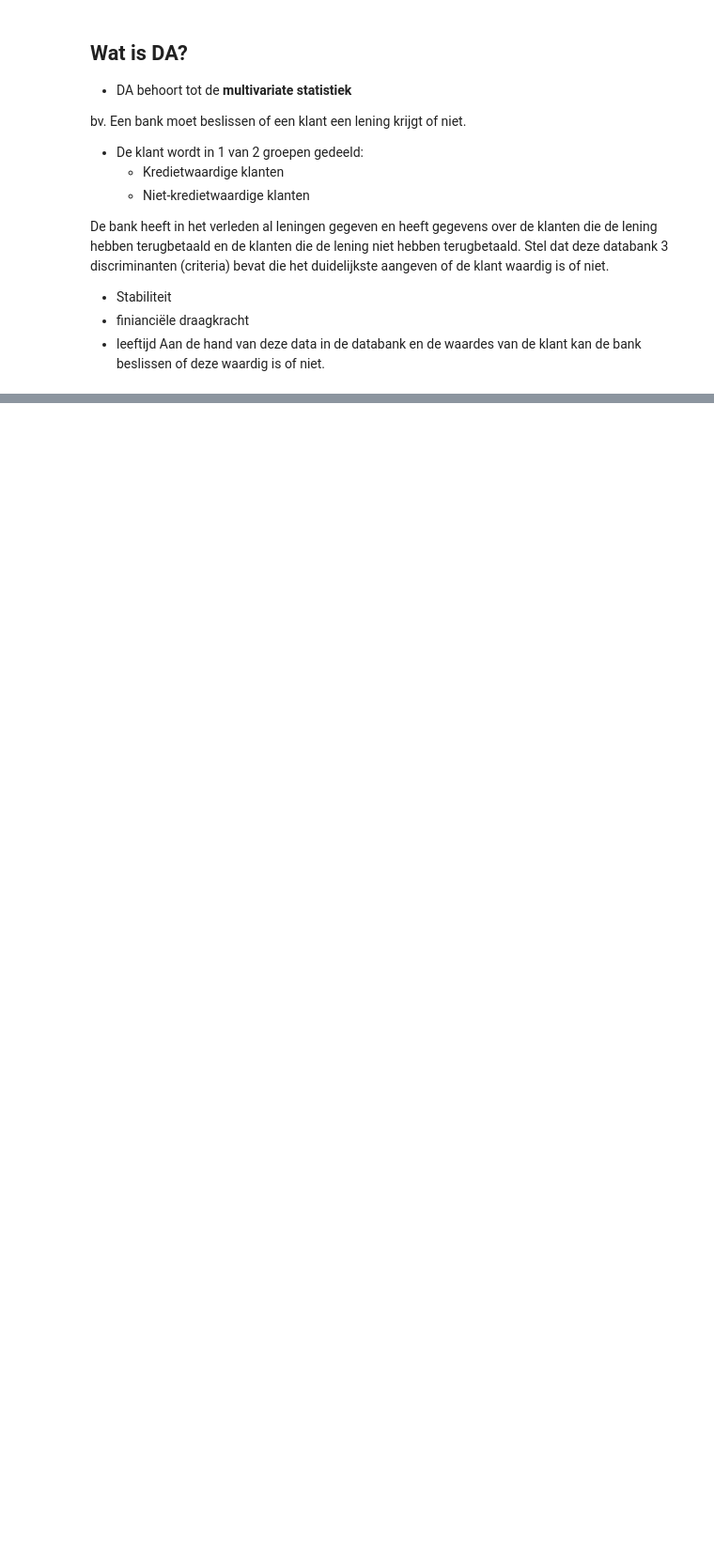
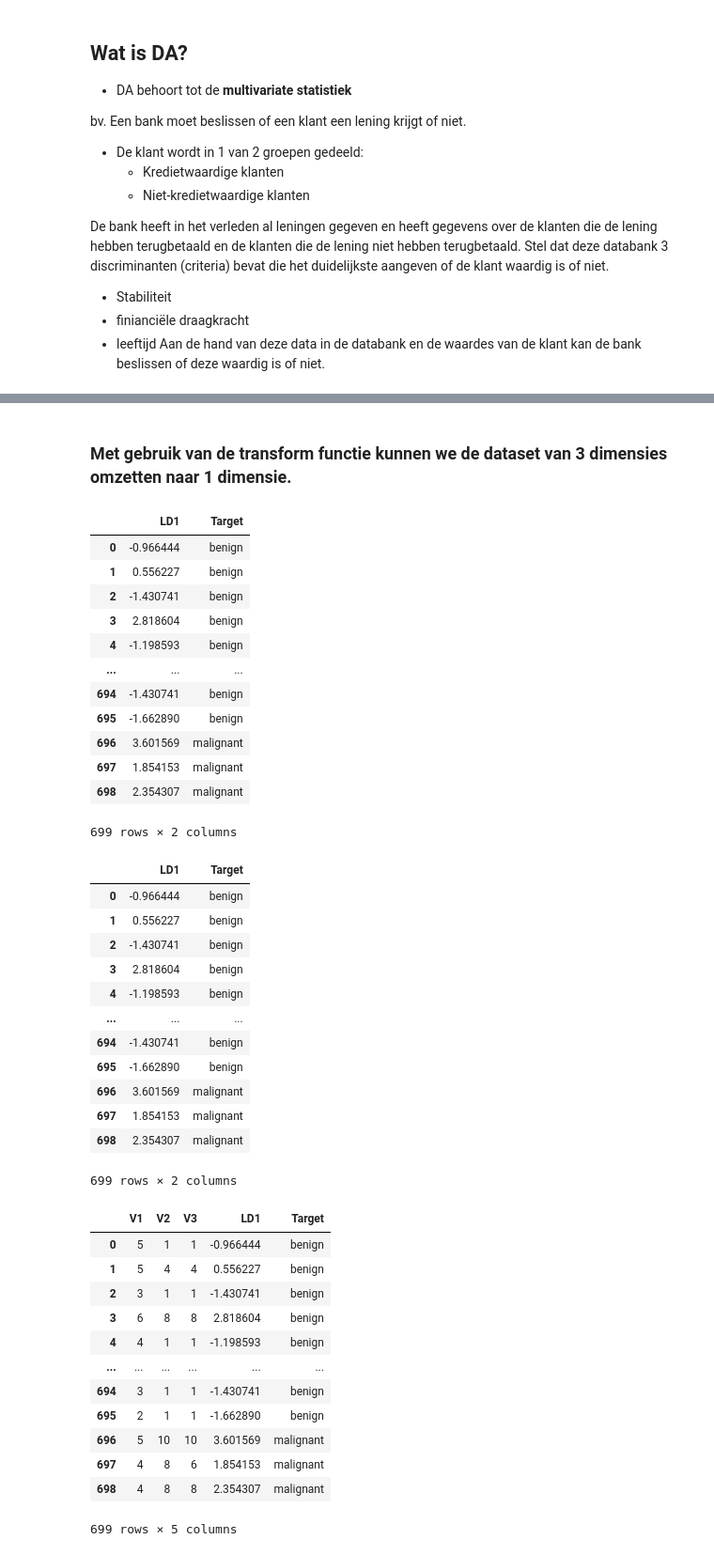
Before and after one commit to zouffke/Datascience2, a Jupyter notebook: p4/1_discriminant analyse/Samenvatting.ipynb, the cells around one changed output, grey strips where cells are left out. Shown at 94% size. Saved outputs shown, nothing was run; the diff lists cells and outputs as text; code cells hidden in the pictures; blank space fills up the shorter version.

```diff
--- a/p4/1_discriminant analyse/Samenvatting.ipynb
+++ b/p4/1_discriminant analyse/Samenvatting.ipynb
@@ -49,0 +185,62 @@ Aan de hand van deze data in de databank en de waardes van de klant kan de bank
+# %% [markdown]
+### Met gebruik van de transform functie kunnen we de dataset van 3 dimensies omzetten naar 1 dimensie.
+# %%
+# map de onafhankelijke variabelen met de discriminantfuncties LDi uit het LDA-model naar hun discriminantwaarden
+LD = lda.transform(X)
+
+#combineer met de oorspronkelijke afhankelijke variabele
+LD = pd.DataFrame(zip(LD[:, 0], biopsy['class']), columns=['LD1', 'Target'], index=biopsy.index)
+
+LD
+
+#OF
+
+LD = ld1(lda, X, target=biopsy['class'], index=biopsy.index)
+
+LD
+
+
+#Combineren van de originele DF met de LD1 waardes
+combinatie = biopsy[['V1', 'V2', 'V3']].join(LD)
+
+combinatie
+# %% [output]
+|  | LD1 | Target |
+| 0 | -0.966444 | benign |
+| 1 | 0.556227 | benign |
+| 2 | -1.430741 | benign |
+| 3 | 2.818604 | benign |
+| 4 | -1.198593 | benign |
+| ... | ... | ... |
+| 694 | -1.430741 | benign |
+| 695 | -1.662890 | benign |
+| 696 | 3.601569 | malignant |
+| 697 | 1.854153 | malignant |
+| 698 | 2.354307 | malignant |
+699 rows × 2 columns
+|  | LD1 | Target |
+| 0 | -0.966444 | benign |
+| 1 | 0.556227 | benign |
+| 2 | -1.430741 | benign |
+| 3 | 2.818604 | benign |
+| 4 | -1.198593 | benign |
+| ... | ... | ... |
+| 694 | -1.430741 | benign |
+| 695 | -1.662890 | benign |
+| 696 | 3.601569 | malignant |
+| 697 | 1.854153 | malignant |
+| 698 | 2.354307 | malignant |
+699 rows × 2 columns
+|  | V1 | V2 | V3 | LD1 | Target |
+| 0 | 5 | 1 | 1 | -0.966444 | benign |
+| 1 | 5 | 4 | 4 | 0.556227 | benign |
+| 2 | 3 | 1 | 1 | -1.430741 | benign |
+| 3 | 6 | 8 | 8 | 2.818604 | benign |
+| 4 | 4 | 1 | 1 | -1.198593 | benign |
+| ... | ... | ... | ... | ... | ... |
+| 694 | 3 | 1 | 1 | -1.430741 | benign |
+| 695 | 2 | 1 | 1 | -1.662890 | benign |
+| 696 | 5 | 10 | 10 | 3.601569 | malignant |
+| 697 | 4 | 8 | 6 | 1.854153 | malignant |
+| 698 | 4 | 8 | 8 | 2.354307 | malignant |
+699 rows × 5 columns
```
Also changed, not shown: parts of 10 cells of this notebook, 5 other files.
